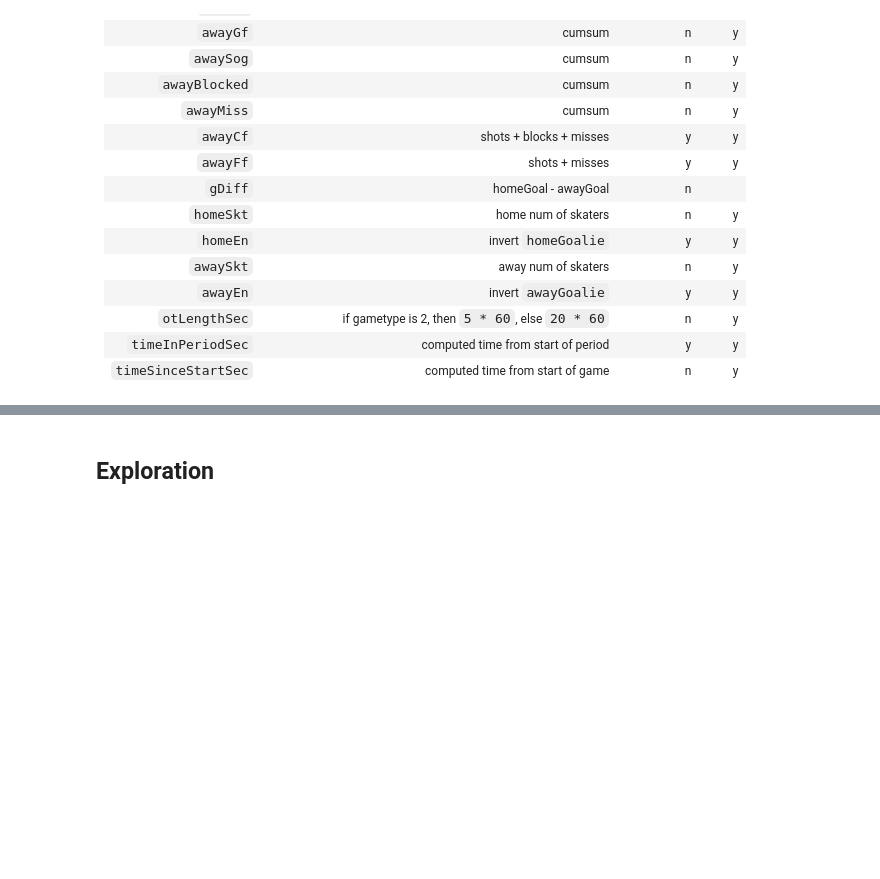
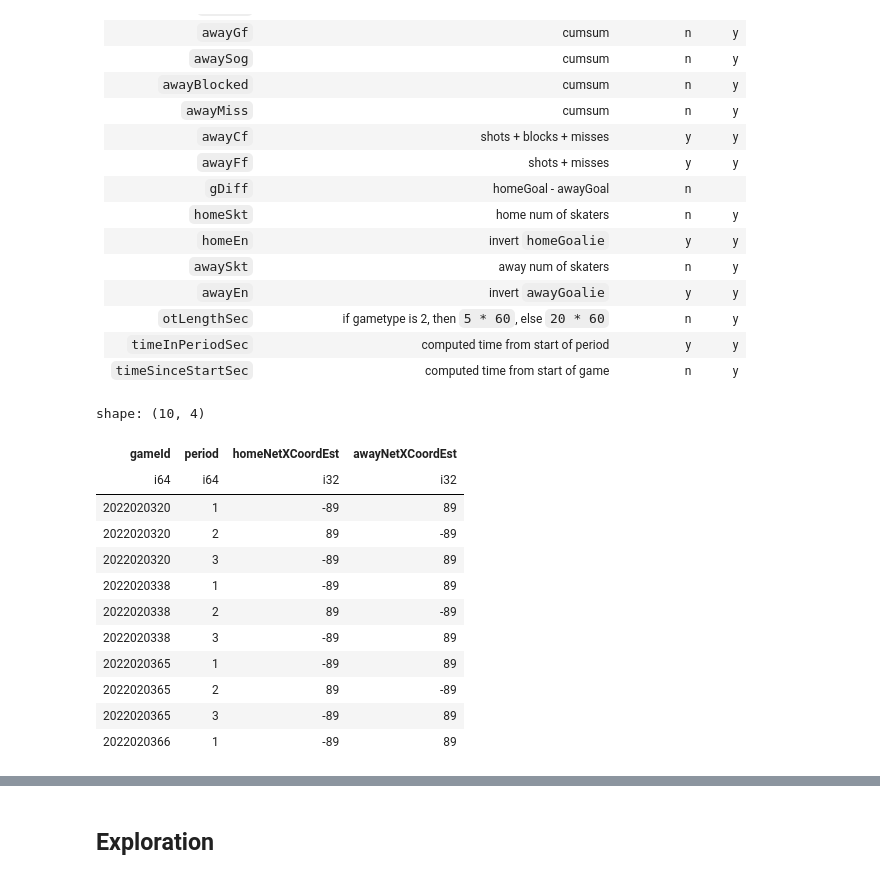
Before and after one commit to trxe/nhl_data_demo, a Jupyter notebook: xgoals.ipynb, the cells around one changed output, grey strips where cells are left out. Saved outputs shown, nothing was run; the diff lists cells and outputs as text; code cells hidden in the pictures; blank space fills up the shorter version.

```diff
--- a/xgoals.ipynb
+++ b/xgoals.ipynb
@@ -54,6 +54,7 @@ PLAYOFFS_OT_SEC = 20 * 60
 REGSEAZN_OT_SEC = 5 * 60
 RUSH_WINDOW_SEC = 4
 REBOUND_WINDOW_SEC = 4
+ABS_NET_POS_X = 100 - 11
 # %% [markdown]
 # Data tables
 # %%
@@ -333,3 +334,51 @@ pl.Config().set_tbl_rows(50);
+# %%
+NET_LOCATION_ESTIMATE = (
+    COMBINED_PLAYS
+    # remove shootouts AND penalty shots
+    .filter(pl.col('situationCode').is_in(SHOOTOUT_SITUATION_CODE).not_())
+    # sort by gameId and sortOrder
+    .sort('sortOrder', descending=False)
+    .sort('gameId', descending=False)
+    .with_columns(
+        goal=pl.when(pl.col('typeDescKey') == 'goal').then(1).otherwise(0),
+        shot=pl.when(pl.col('typeDescKey').is_in(SHOT_CAT_DESC_KEY)).then(1).otherwise(0),
+    )
+    .with_columns(
+        homeNetPosXBias=pl.when(pl.col('shot') == 1).then(
+            # we're going to determine the position of the home team's net by the majority of where the shots are attempted
+            pl.when((is_event_by('away').and_(pl.col('xCoord') > 0)).or_(is_event_by('home').and_(pl.col('xCoord') < 0))).then(1).otherwise(-1)
+        ).otherwise(0),
+    )
+    .with_columns(
+        homeNetPosXBias=pl.col('homeNetPosXBias').cum_sum().over(['gameId', 'period'])
+    )
+    .with_columns(
+        homeNetXCoordEst=pl.when(pl.col('homeNetPosXBias') > 0).then(ABS_NET_POS_X).otherwise(-ABS_NET_POS_X),
+        awayNetXCoordEst=pl.when(pl.col('homeNetPosXBias') > 0).then(-ABS_NET_POS_X).otherwise(ABS_NET_POS_X),
+    )
+    .select([
+        'gameId', 'period', 'homeNetXCoordEst', 'awayNetXCoordEst',
+        # 'homeNetPosXBias',
+        # 'sortOrder', 'typeDescKey'
+    ])
+    .group_by('gameId', 'period')
+    .last()
+)
+NET_LOCATION_ESTIMATE.collect().sort('period', descending=False).sort('gameId', descending=False).head(10)
+# %% [output]
+shape: (10, 4)
+| gameId | period | homeNetXCoordEst | awayNetXCoordEst |
+| i64 | i64 | i32 | i32 |
+| 2022020320 | 1 | -89 | 89 |
+| 2022020320 | 2 | 89 | -89 |
+| 2022020320 | 3 | -89 | 89 |
+| 2022020338 | 1 | -89 | 89 |
+| 2022020338 | 2 | 89 | -89 |
+| 2022020338 | 3 | -89 | 89 |
+| 2022020365 | 1 | -89 | 89 |
+| 2022020365 | 2 | 89 | -89 |
+| 2022020365 | 3 | -89 | 89 |
+| 2022020366 | 1 | -89 | 89 |
 # %%
 plays = (
     COMBINED_PLAYS
```
Also changed, not shown: parts of 11 cells of this notebook, 1 other file.
